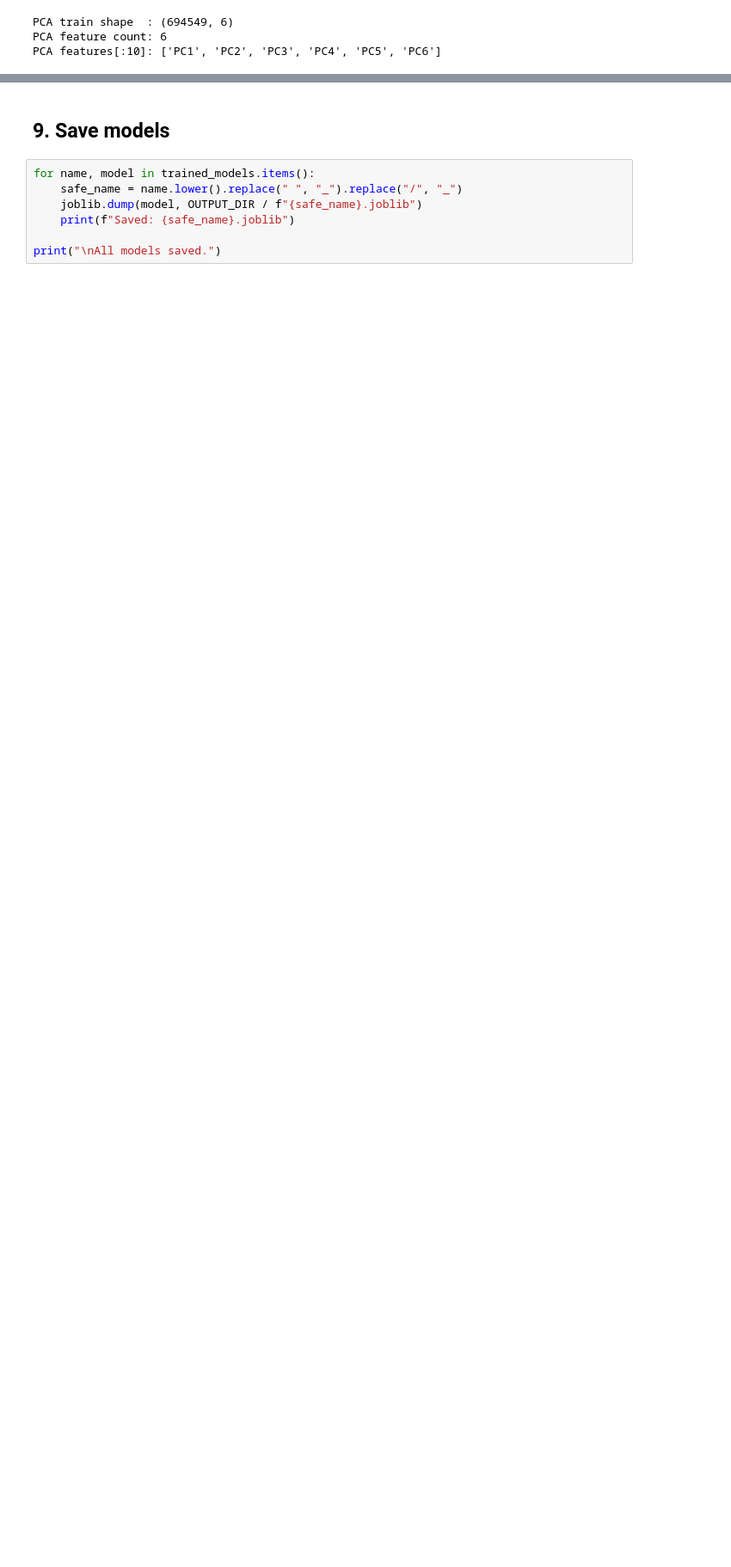
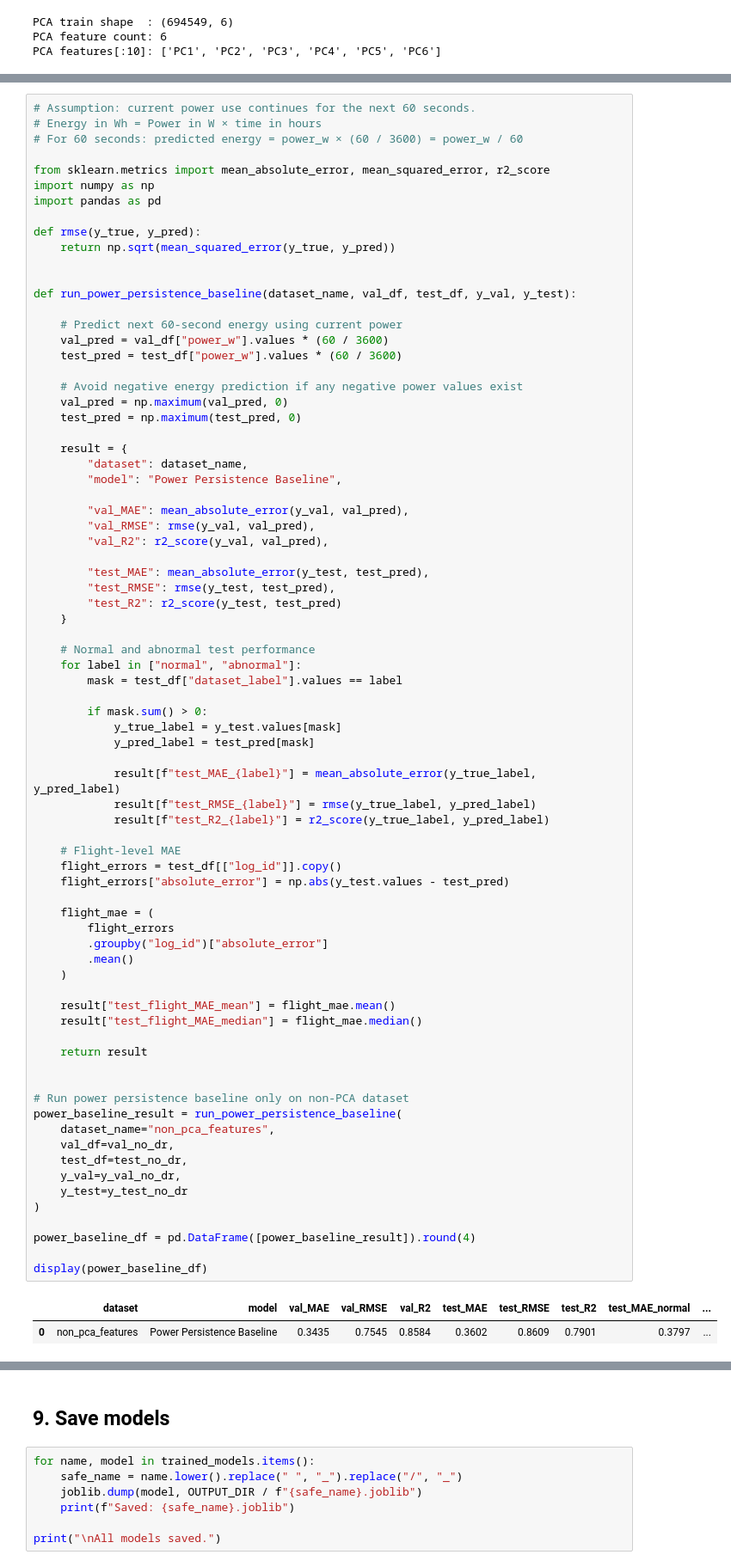
Before and after one commit to arjjunck/uav-thesis, a Jupyter notebook: uav_px4_dataset_project/notebooks/04_baseline_models.ipynb, the cells around one changed output, grey strips where cells are left out. Shown at 86% size. Drawn from its saved outputs; the diff is of its cells as text; blank space fills up the shorter version.

```diff
--- a/uav_px4_dataset_project/notebooks/04_baseline_models.ipynb
+++ b/uav_px4_dataset_project/notebooks/04_baseline_models.ipynb
@@ -319,0 +387,79 @@ Naive baseline complete. Every trained model must beat these numbers.
+# %%
+# Assumption: current power use continues for the next 60 seconds.
+# Energy in Wh = Power in W × time in hours
+# For 60 seconds: predicted energy = power_w × (60 / 3600) = power_w / 60
+
+from sklearn.metrics import mean_absolute_error, mean_squared_error, r2_score
+import numpy as np
+import pandas as pd
+
+def rmse(y_true, y_pred):
+    return np.sqrt(mean_squared_error(y_true, y_pred))
+
+
+def run_power_persistence_baseline(dataset_name, val_df, test_df, y_val, y_test):
+
+    # Predict next 60-second energy using current power
+    val_pred = val_df["power_w"].values * (60 / 3600)
+    test_pred = test_df["power_w"].values * (60 / 3600)
+
+    # Avoid negative energy prediction if any negative power values exist
+    val_pred = np.maximum(val_pred, 0)
+    test_pred = np.maximum(test_pred, 0)
+
+    result = {
+        "dataset": dataset_name,
+        "model": "Power Persistence Baseline",
+
+        "val_MAE": mean_absolute_error(y_val, val_pred),
+        "val_RMSE": rmse(y_val, val_pred),
+        "val_R2": r2_score(y_val, val_pred),
+
+        "test_MAE": mean_absolute_error(y_test, test_pred),
+        "test_RMSE": rmse(y_test, test_pred),
+        "test_R2": r2_score(y_test, test_pred)
+    }
+
+    # Normal and abnormal test performance
+    for label in ["normal", "abnormal"]:
+        mask = test_df["dataset_label"].values == label
+
+        if mask.sum() > 0:
+            y_true_label = y_test.values[mask]
+            y_pred_label = test_pred[mask]
+
+            result[f"test_MAE_{label}"] = mean_absolute_error(y_true_label, y_pred_label)
+            result[f"test_RMSE_{label}"] = rmse(y_true_label, y_pred_label)
+            result[f"test_R2_{label}"] = r2_score(y_true_label, y_pred_label)
+
+    # Flight-level MAE
+    flight_errors = test_df[["log_id"]].copy()
+    flight_errors["absolute_error"] = np.abs(y_test.values - test_pred)
+
+    flight_mae = (
+        flight_errors
+        .groupby("log_id")["absolute_error"]
+        .mean()
+    )
+
+    result["test_flight_MAE_mean"] = flight_mae.mean()
+    result["test_flight_MAE_median"] = flight_mae.median()
+
+    return result
+
+
+# Run power persistence baseline only on non-PCA dataset
+power_baseline_result = run_power_persistence_baseline(
+    dataset_name="non_pca_features",
+    val_df=val_no_dr,
+    test_df=test_no_dr,
+    y_val=y_val_no_dr,
+    y_test=y_test_no_dr
+)
+
+power_baseline_df = pd.DataFrame([power_baseline_result]).round(4)
+
+display(power_baseline_df)
+# %% [output]
+|  | dataset | model | val_MAE | val_RMSE | val_R2 | test_MAE | test_RMSE | test_R2 | test_MAE_normal | ... |
+| 0 | non_pca_features | Power Persistence Baseline | 0.3435 | 0.7545 | 0.8584 | 0.3602 | 0.8609 | 0.7901 | 0.3797 | ... |
```
Also changed, not shown: parts of 15 cells of this notebook.
